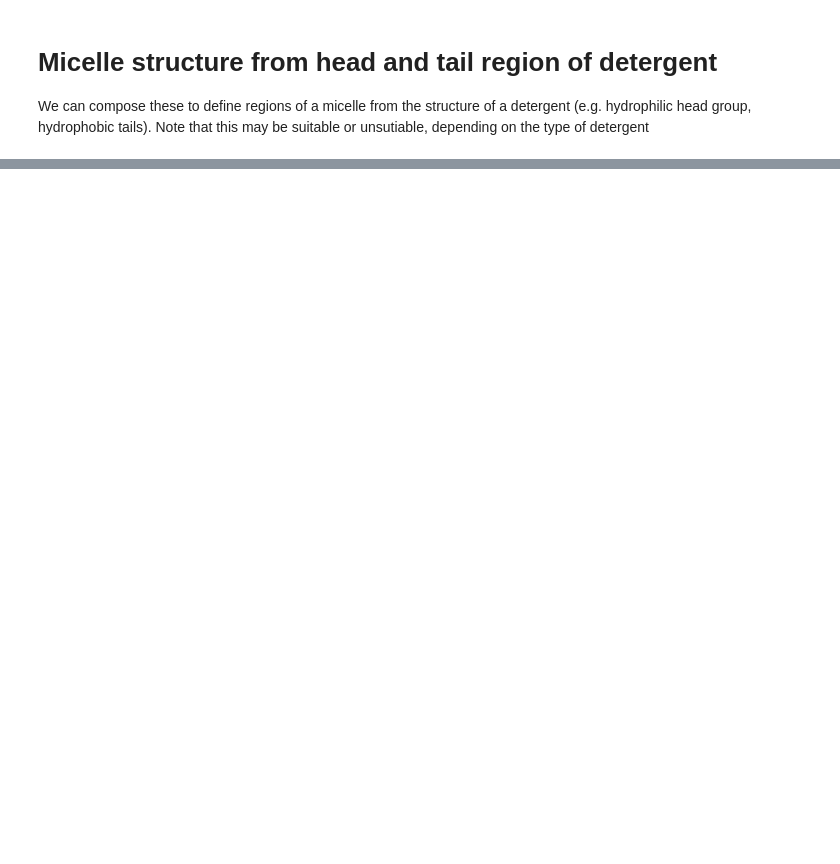
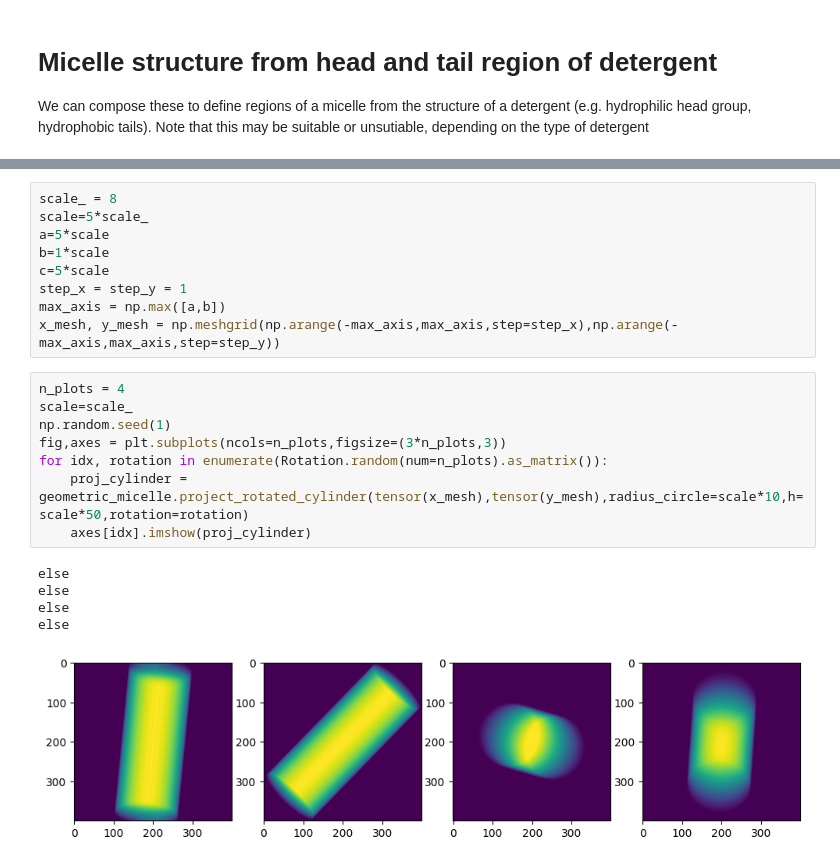
Before and after one commit to h-alvarenga/simSPI, a Jupyter notebook: notebooks/geometric_micelle.ipynb, the cells around one changed output, grey strips where cells are left out. Cells and saved outputs as stored; diff of their text form; blank space fills up the shorter version.

```diff
--- a/notebooks/geometric_micelle.ipynb
+++ b/notebooks/geometric_micelle.ipynb
@@ -60,0 +144,23 @@ We can compose these to define regions of a micelle from the structure of a dete
+# %%
+scale_ = 8
+scale=5*scale_
+a=5*scale
+b=1*scale
+c=5*scale
+step_x = step_y = 1
+max_axis = np.max([a,b])
+x_mesh, y_mesh = np.meshgrid(np.arange(-max_axis,max_axis,step=step_x),np.arange(-max_axis,max_axis,step=step_y))
+# %%
+n_plots = 4
+scale=scale_
+np.random.seed(1)
+fig,axes = plt.subplots(ncols=n_plots,figsize=(3*n_plots,3))
+for idx, rotation in enumerate(Rotation.random(num=n_plots).as_matrix()):
+    proj_cylinder = geometric_micelle.project_rotated_cylinder(tensor(x_mesh),tensor(y_mesh),radius_circle=scale*10,h=scale*50,rotation=rotation)
+    axes[idx].imshow(proj_cylinder)
+# %% [output]
+else
+else
+else
+else
+[figure, added]
```
Also changed, not shown: parts of 31 cells of this notebook, 1 other file.
